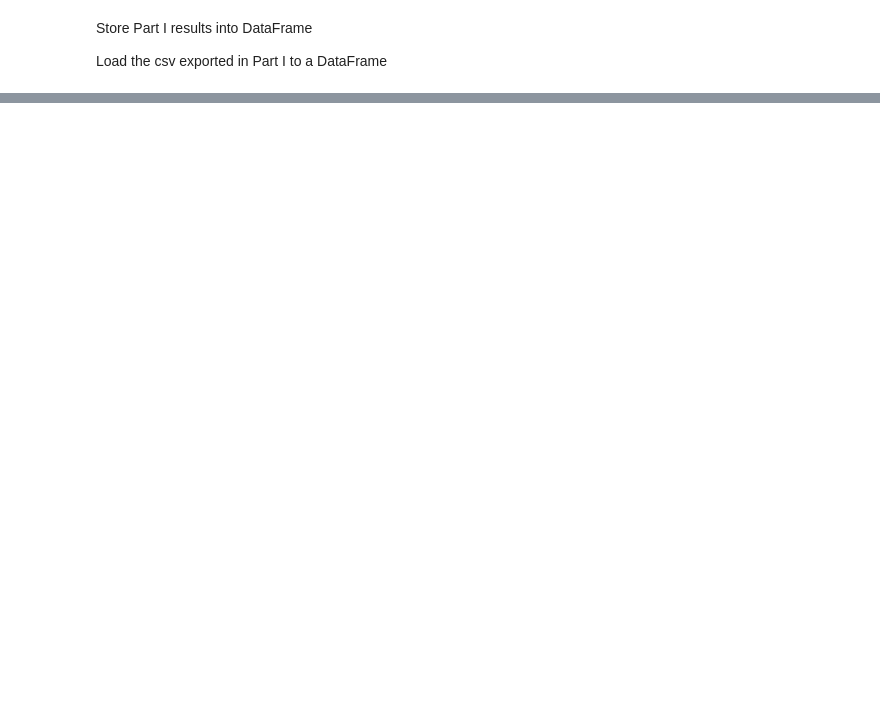
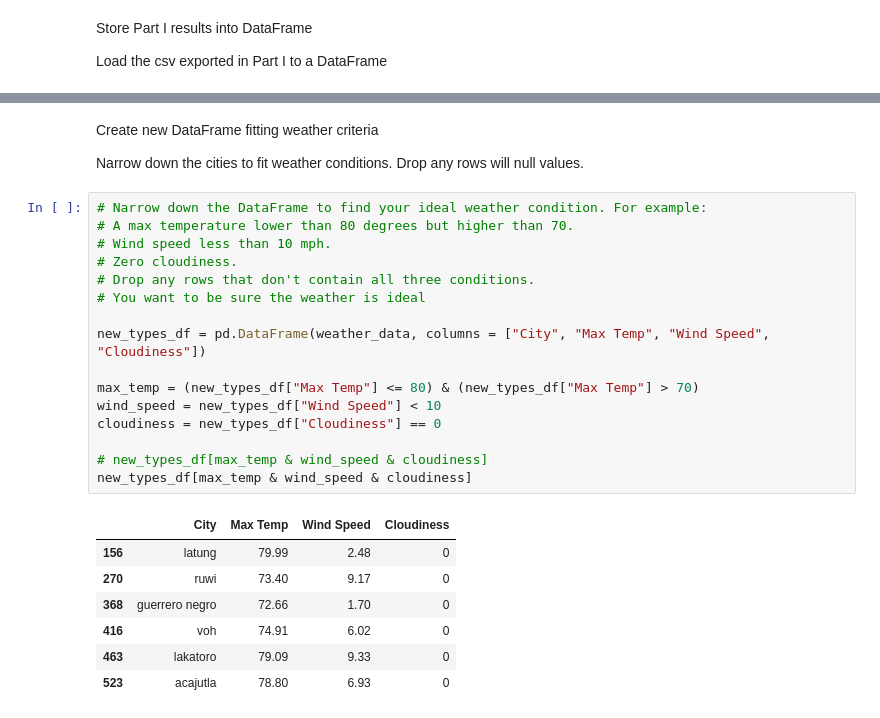
Before and after one commit to pharmon9847/python-api-challenge, a Jupyter notebook: VacationPy/VacationPyMain.ipynb, the cells around one changed output, grey strips where cells are left out. Cells and saved outputs as stored; diff of their text form; blank space fills up the shorter version.

```diff
--- a/VacationPy/VacationPyMain.ipynb
+++ b/VacationPy/VacationPyMain.ipynb
@@ -60,0 +96,29 @@ Plot markers on top of the heatmap.
+# %% [markdown]
+ Create new DataFrame fitting weather criteria
+
+Narrow down the cities to fit weather conditions.
+Drop any rows will null values.
+# %%
+# Narrow down the DataFrame to find your ideal weather condition. For example:
+# A max temperature lower than 80 degrees but higher than 70.
+# Wind speed less than 10 mph.
+# Zero cloudiness.
+# Drop any rows that don't contain all three conditions.
+# You want to be sure the weather is ideal
+
+new_types_df = pd.DataFrame(weather_data, columns = ["City", "Max Temp", "Wind Speed", "Cloudiness"])
+
+max_temp = (new_types_df["Max Temp"] <= 80) & (new_types_df["Max Temp"] > 70)
+wind_speed = new_types_df["Wind Speed"] < 10
+cloudiness = new_types_df["Cloudiness"] == 0
+
+# new_types_df[max_temp & wind_speed & cloudiness]
+new_types_df[max_temp & wind_speed & cloudiness]
+# %% [output]
+|  | City | Max Temp | Wind Speed | Cloudiness |
+| 156 | latung | 79.99 | 2.48 | 0 |
+| 270 | ruwi | 73.40 | 9.17 | 0 |
+| 368 | guerrero negro | 72.66 | 1.70 | 0 |
+| 416 | voh | 74.91 | 6.02 | 0 |
+| 463 | lakatoro | 79.09 | 9.33 | 0 |
+| 523 | acajutla | 78.80 | 6.93 | 0 |
```
Also changed, not shown: parts of 13 cells of this notebook, 1 other file.
